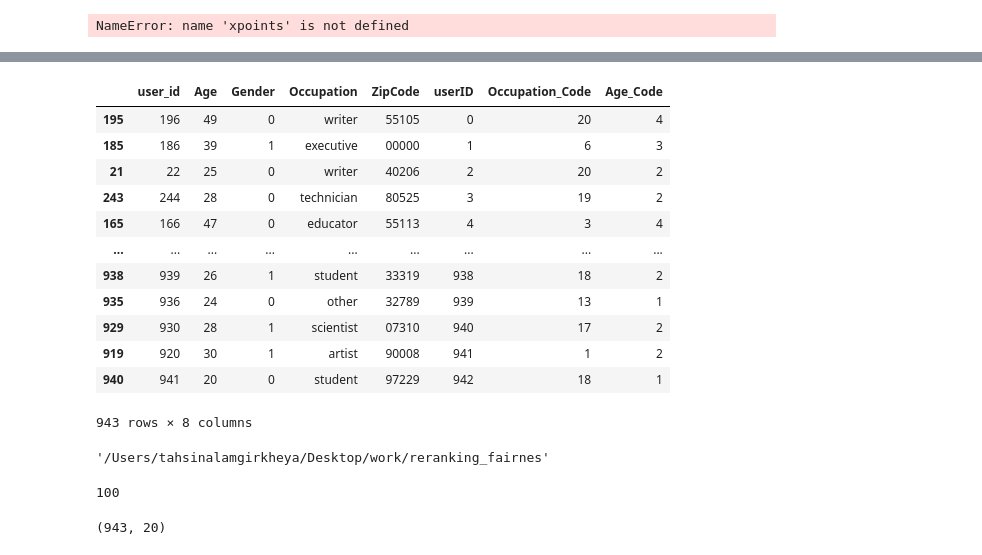
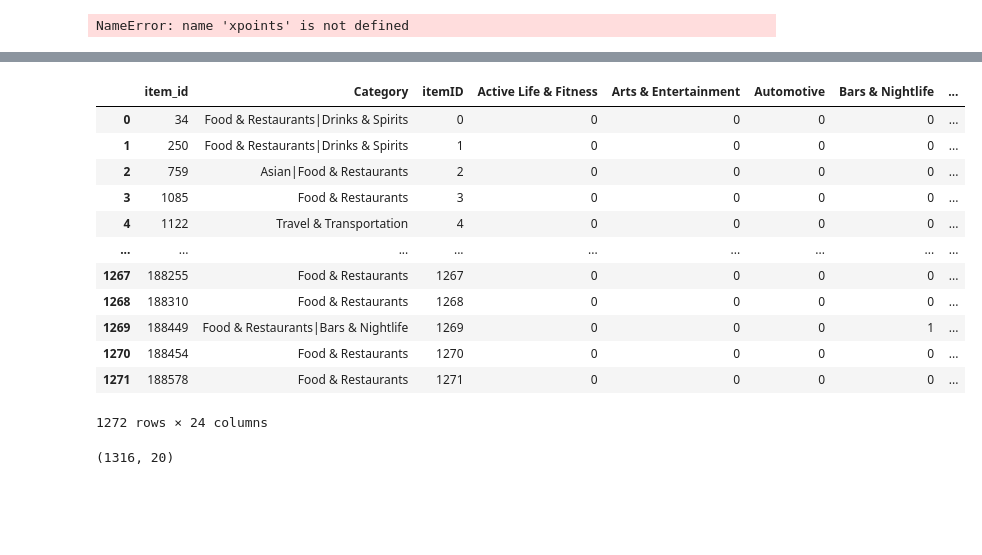
Before and after one commit to tahsinkheya/re_ranking_clean, a Jupyter notebook: metrics/calculate_mterics.ipynb, the cells around one changed output, grey strips where cells are left out. Saved outputs shown, nothing was run; the diff lists cells and outputs as text; code cells hidden in the pictures; blank space fills up the shorter version.

```diff
--- a/metrics/calculate_mterics.ipynb
+++ b/metrics/calculate_mterics.ipynb
@@ -263,36 +263,16 @@ users
-# %%
-# age_map = { 0:  "Under 18",
-# 	 1:  "18-24",
-# 	 2:  "25-34",
-# 	 3:  "35-44",
-# 	 4:  "45-49",
-# 	 5:  "50-55",
-# 	 6:  "56+"} #we will follow the same age amp for all dataset
-import os
-os.chdir("/Users/tahsinalamgirkheya/Desktop/work/reranking_fairnes")
-
-from metrics.utils import map_age
-users["Age_Code"] = users["Age"].apply(map_age)
-users
-# %% [output]
-|  | user_id | Age | Gender | Occupation | ZipCode | userID | Occupation_Code | Age_Code |
-| 195 | 196 | 49 | 0 | writer | 55105 | 0 | 20 | 4 |
-| 185 | 186 | 39 | 1 | executive | 00000 | 1 | 6 | 3 |
-| 21 | 22 | 25 | 0 | writer | 40206 | 2 | 20 | 2 |
-| 243 | 244 | 28 | 0 | technician | 80525 | 3 | 19 | 2 |
-| 165 | 166 | 47 | 0 | educator | 55113 | 4 | 3 | 4 |
-| ... | ... | ... | ... | ... | ... | ... | ... | ... |
-| 938 | 939 | 26 | 1 | student | 33319 | 938 | 18 | 2 |
-| 935 | 936 | 24 | 0 | other | 32789 | 939 | 13 | 1 |
-| 929 | 930 | 28 | 1 | scientist | 07310 | 940 | 17 | 2 |
-| 919 | 920 | 30 | 1 | artist | 90008 | 941 | 1 | 2 |
-| 940 | 941 | 20 | 0 | student | 97229 | 942 | 18 | 1 |
-943 rows × 8 columns
-# %%
-pwd
-# %% [output]
-'/Users/tahsinalamgirkheya/Desktop/work/reranking_fairnes'
-# %%
-reco_matrix[0].__len__()
-# %% [output]
-100
+# %%
+restaurants
+# %% [output]
+|  | item_id | Category | itemID | Active Life & Fitness | Arts & Entertainment | Automotive | Bars & Nightlife | ... |
+| 0 | 34 | Food & Restaurants|Drinks & Spirits | 0 | 0 | 0 | 0 | 0 | ... |
+| 1 | 250 | Food & Restaurants|Drinks & Spirits | 1 | 0 | 0 | 0 | 0 | ... |
+| 2 | 759 | Asian|Food & Restaurants | 2 | 0 | 0 | 0 | 0 | ... |
+| 3 | 1085 | Food & Restaurants | 3 | 0 | 0 | 0 | 0 | ... |
+| 4 | 1122 | Travel & Transportation | 4 | 0 | 0 | 0 | 0 | ... |
+| ... | ... | ... | ... | ... | ... | ... | ... | ... |
+| 1267 | 188255 | Food & Restaurants | 1267 | 0 | 0 | 0 | 0 | ... |
+| 1268 | 188310 | Food & Restaurants | 1268 | 0 | 0 | 0 | 0 | ... |
+| 1269 | 188449 | Food & Restaurants|Bars & Nightlife | 1269 | 0 | 0 | 0 | 1 | ... |
+| 1270 | 188454 | Food & Restaurants | 1270 | 0 | 0 | 0 | 0 | ... |
+| 1271 | 188578 | Food & Restaurants | 1271 | 0 | 0 | 0 | 0 | ... |
+1272 rows × 24 columns
@@ -299,3 +282,12 @@ reco_matrix[0].__len__()
+# %%
+nusers = reco_matrix.shape[0]
+# new_rmatrix = np.
+new_rmatrix = np.zeros(( nusers, 20), dtype=int)
+for i in range(nusers):
+    new_rmatrix[i]=reco_matrix[i][:20]
+new_rmatrix.shape
+# %% [output]
+(1316, 20)
 # %%
 from mymetrics.GenrePrecisionMulti import GenrePrecisionMulti
 from mymetrics.GenreNDCGMulti import GenreNDCGMulti
@@ -311,10 +303 @@ gn_old = GenreNDCG(users, unique_genres, top_k)
-# %%
-reco_matrix[0].shape
-# new_rmatrix = np.
-new_rmatrix = np.zeros(( 943, 20), dtype=int)
-for i in range(943):
-    new_rmatrix[i]=reco_matrix[i][:20]
-new_rmatrix.shape
-# %% [output]
-(943, 20)
 # %%
```
Also changed, not shown: parts of 33 cells of this notebook, 5 other files.
